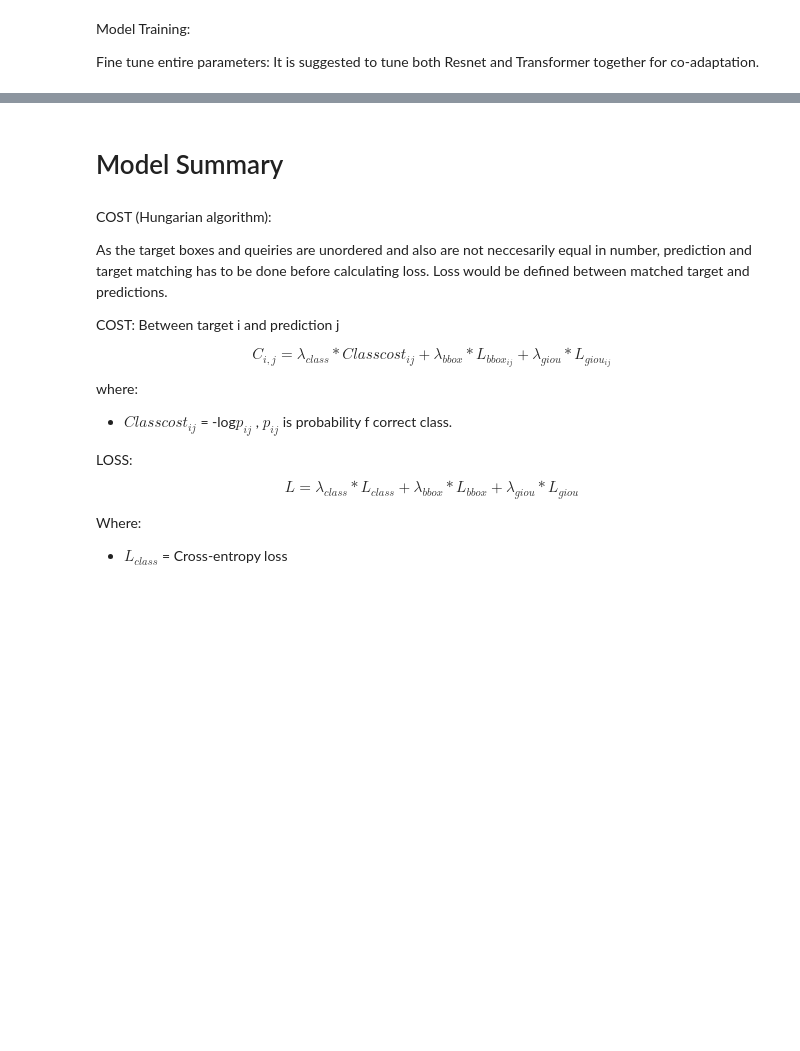
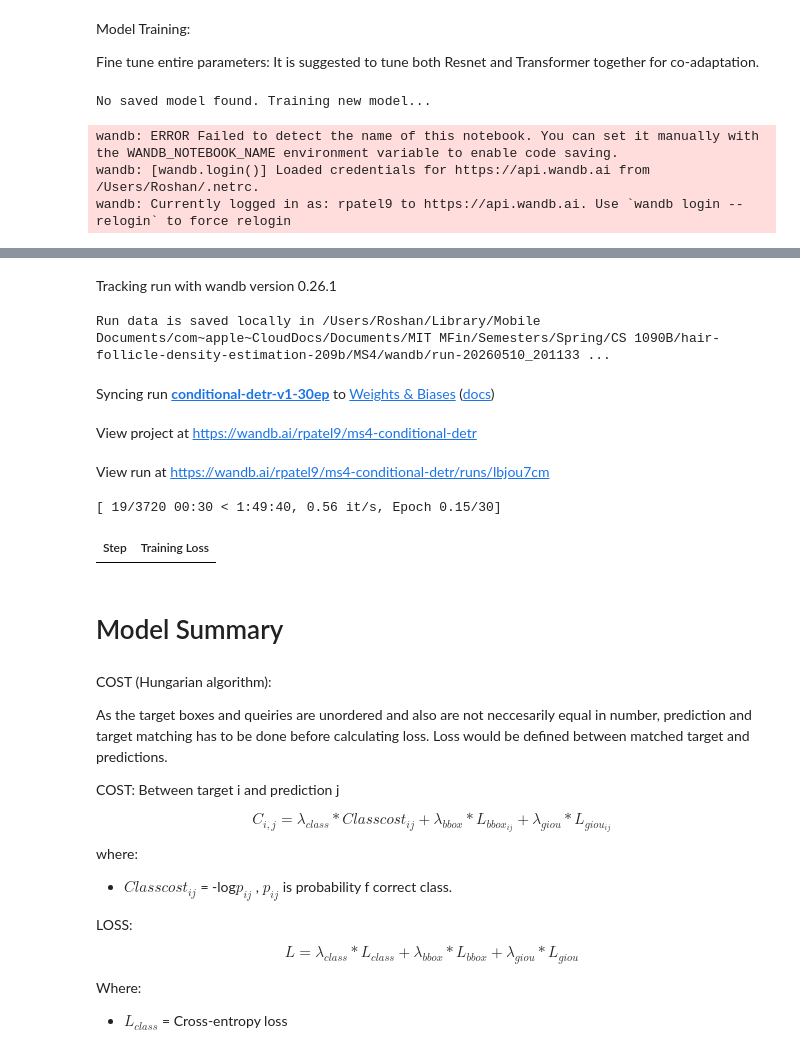
Before and after one commit to roshan-k-patel/hair-follicle-density-estimation-209b, a Jupyter notebook: MS4/MS4_Conditional_DETR.ipynb, the cells around one changed output, grey strips where cells are left out. Cells and saved outputs as stored; diff of their text form; code cells hidden in the pictures; blank space fills up the shorter version.

```diff
--- a/MS4/MS4_Conditional_DETR.ipynb
+++ b/MS4/MS4_Conditional_DETR.ipynb
@@ -558,8 +567,10 @@ train_dataset = PascalVOCDataset(
     box_scale=1.2,
 )
 
-# val_dataset uses raw GT boxes so DETR's mAP is comparable to YOLO, which also
-# evaluates on raw boxes. Training keeps the 1.2x context expansion.
+# val_dataset matches train_dataset's box_scale=1.2. Mismatched scales
+# (train=1.2, val=1.0) caused class collapse in the vanilla DETR 5-epoch
+# experiments. Trades direct comparability to YOLO (which evaluates on
+# raw boxes) for trainable convergence on the DETR-family architecture.
 val_dataset = PascalVOCDataset(
     image_dir=cfg.image_dir,
     annot_dir=cfg.annot_dir,
@@ -567,7 +578,7 @@ val_dataset = PascalVOCDataset(
     label2id=label2id,
     split=val_files,
     transform=None,
-    box_scale=1.0,
+    box_scale=1.2,
 )
 # %% [markdown]
 # balancing classes
@@ -782,8 +928,8 @@ Fine tune entire parameters: It is suggested to tune both Resnet and Transformer
 from transformers.utils import logging
 logging.set_verbosity_error()
 
-# Conditional DETR experiment: separate save path so the vanilla DETR aug4
-# checkpoint is not overwritten.
+# Conditional DETR experiment: separate save path so the vanilla DETR aug4/aug5
+# checkpoints are not overwritten.
 if IS_COLAB:
     save_path = os.path.join(CHECKPOINT_ROOT, "conditional_detr_follicle_model_v1")
     hist_path = os.path.join(CHECKPOINT_ROOT, "conditional_detr_follicle_model", "training_log_history_v1.json")
@@ -794,34 +940,48 @@ else:
 os.makedirs(save_path, exist_ok=True)
 os.makedirs(os.path.dirname(hist_path), exist_ok=True)
 
-# Config overrides applied unconditionally so they take effect on every fresh train.
+# Config overrides applied unconditionally so they take effect on every fresh
+# train. Values match the vanilla DETR aug4 recipe (the better-mAP DETR run)
+# so the architectural change (focal loss + conditional spatial queries) is
+# the only variable in the YOLO/DETR/Conditional-DETR comparison.
 config = ConditionalDetrConfig.from_pretrained(cfg.pretrained_model_name)
-config.num_queries = 100             # half of the model's COCO default 300
+config.num_queries = 100
 config.num_labels = len(cfg.class_names)
 config.id2label = id2label
 config.label2id = label2id
-config.bbox_loss_coefficient = 8   # tighten bbox (matches MS4_DETR.ipynb)
+config.bbox_loss_coefficient = 8
 config.giou_loss_coefficient = 4
 
 logs = ''
 if os.path.exists(os.path.join(save_path, "config.json")):
     print(f"Loading existing model from {save_path}...")
-    model = ConditionalDetrForObjectDetection.from_pretrained(save_path)
+    model = ConditionalDetrForObjectDetection.from_pretrained(
+        save_path,
+        attn_implementation="eager",
+    )
     processor = ConditionalDetrImageProcessor.from_pretrained(save_path)
     if os.path.exists(hist_path):
         with open(hist_path, "r") as f:
             logs = json.load(f)
 else:
     print("No saved model found. Training new model...")
+    # attn_implementation="eager" sidesteps a transformers 5.6.2 bug where the
+    # SDPA attention dispatch in ConditionalDetr cross-attention crashes during
+    # inference once the model has been touched by the Trainer's training loop
+    # (linear shape mismatch on o_proj: 100x512 vs 256x256). Eager attention
+    # does the math directly and avoids the buggy dispatch.
     model = ConditionalDetrForObjectDetection.from_pretrained(
         cfg.pretrained_model_name,
         config=config,
         ignore_mismatched_sizes=True,
+        attn_implementation="eager",
     )
 
-    # Conservative recipe matching the vanilla DETR notebook: skip the
-    # WeightedRandomSampler and the differential LR. Conditional DETR
-    # already uses focal loss internally for class imbalance.
+    # Conservative recipe matching the vanilla DETR aug4 notebook:
+    # alpha_cls=0 (focal loss handles class imbalance internally), no
+    # WeightedRandomSampler, no differential head/backbone LR. The
+    # MAPLoggerCallback logs eval/map_50, eval/map, eval/map_75, and
+    # per-class mAP to W&B at the end of each epoch.
     trainer = ClassWeightedDetrTrainer(
         model=model,
         args=training_args,
@@ -834,6 +994,12 @@ else:
         sample_weights=None,
         lr_head=None,
         lr_backbone=None,
+        callbacks=[MAPLoggerCallback(
+            val_dataset=val_dataset,
+            processor=processor,
+            collate_fn=collate_fn,
+            num_workers=cfg.num_workers,
+        )],
     )
 
     trainer.train()
@@ -847,3 +1013,8 @@ else:
         json.dump(logs, f, indent=2)
 
     print(f"Model saved to {save_path}")
+# %% [output]
+No saved model found. Training new model...
+wandb: ERROR Failed to detect the name of this notebook. You can set it manually with the WANDB_NOTEBOOK_NAME environment variable to enable code saving.
+wandb: [wandb.login()] Loaded credentials for https://api.wandb.ai from /Users/Roshan/.netrc.
+wandb: Currently logged in as: rpatel9 to https://api.wandb.ai. Use `wandb login --relogin` to force relogin
@@ -850,3 +1022,10 @@ else:
+Tracking run with wandb version 0.26.1
+Run data is saved locally in /Users/Roshan/Library/Mobile Documents/com~apple~CloudDocs/Documents/MIT MFin/Semesters/Spring/CS 1090B/hair-follicle-density-estimation-209b/MS4/wandb/run-20260510_201133 ...
+Syncing run conditional-detr-v1-30ep to Weights & Biases (docs)
+View project at https://wandb.ai/rpatel9/ms4-conditional-detr
+View run at https://wandb.ai/rpatel9/ms4-conditional-detr/runs/lbjou7cm
+[ 19/3720 00:30 < 1:49:40, 0.56 it/s, Epoch 0.15/30]
+| Step | Training Loss |
 # %%
 print(train_dataset.box_scale)
 print(val_dataset.box_scale)
```
Also changed, not shown: parts of 7 cells of this notebook, 3 other files.
